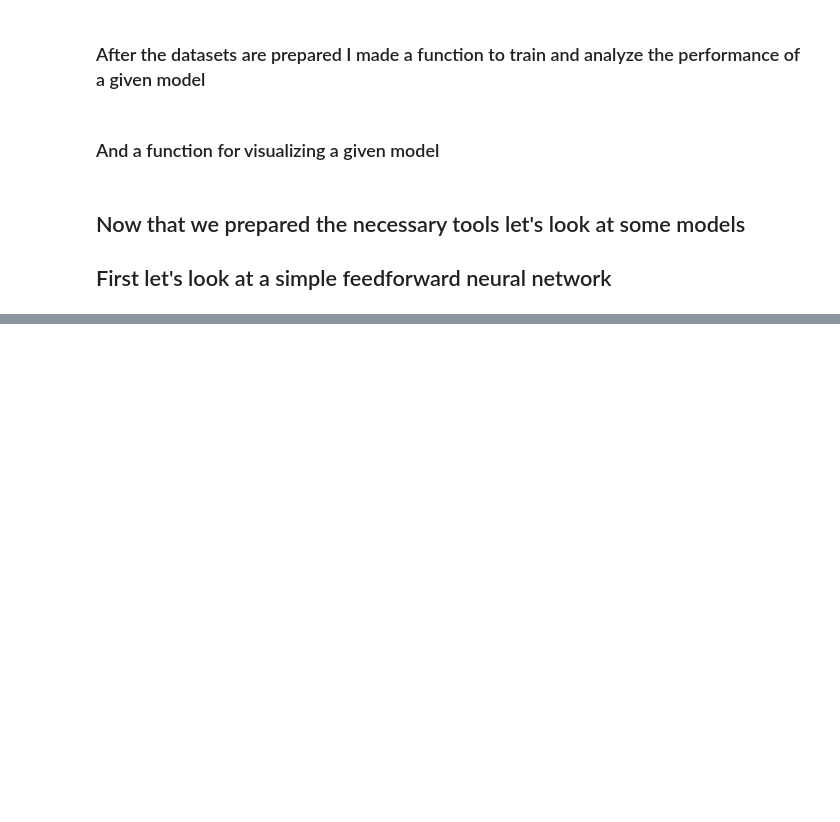
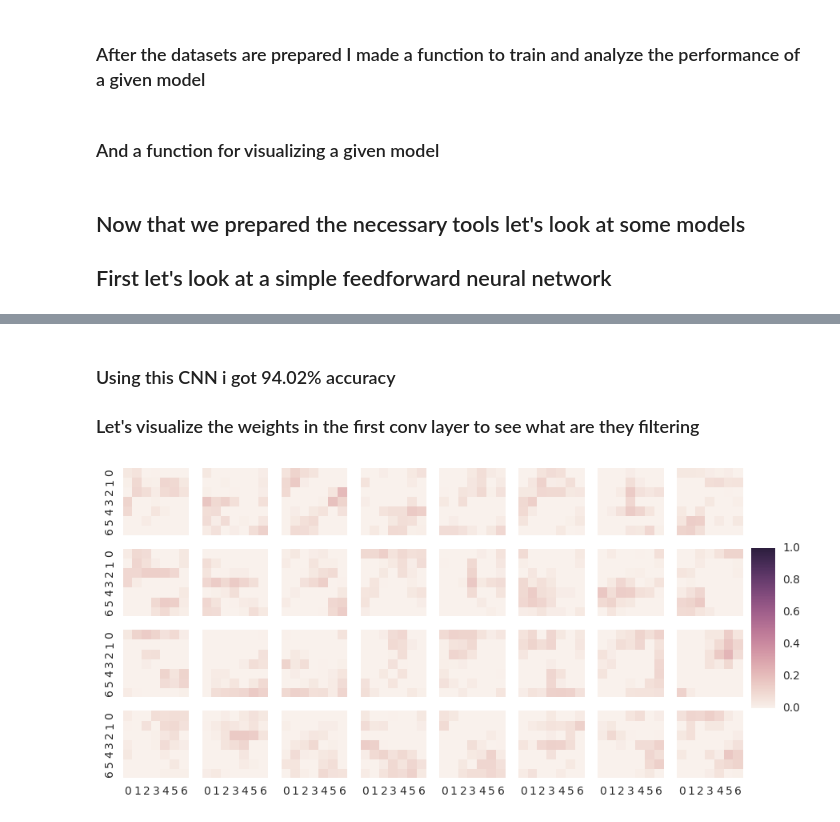
Before and after one commit to gorbak25/ICM-2017-workshops-qualification-problem-number-2, a Jupyter notebook: Rozwiazanie Zadania Kwalifikacyjnego.ipynb, the cells around one changed output, grey strips where cells are left out. Saved outputs shown, nothing was run; the diff lists cells and outputs as text; code cells hidden in the pictures; blank space fills up the shorter version.

```diff
--- a/Rozwiazanie Zadania Kwalifikacyjnego.ipynb
+++ b/Rozwiazanie Zadania Kwalifikacyjnego.ipynb
@@ -203,0 +412,18 @@ outs[1]
+# %% [markdown]
+### Using this CNN i got 94.02% accuracy
+### Let's visualize the weights in the first conv layer to see what are they filtering
+# %%
+weights = simple_conv.layers[0].W.get_value(borrow=True)
+
+plt.rcParams['figure.figsize'] = (10,5)
+fig, axn = plt.subplots(4, 8, sharex=True, sharey=True)
+cbar_ax = fig.add_axes([.91, .3, .03, .4])
+for i, ax in enumerate(axn.flat):
+    sns.heatmap(weights[i][0], ax=ax,
+                cbar=i == 0,
+                vmin=0, vmax=1,
+                cbar_ax=None if i else cbar_ax,
+               xticklabels=True, yticklabels=True)
+plt.show()
+# %% [output]
+[figure, added]
```
Also changed, not shown: parts of 28 cells of this notebook, 4 other files.
